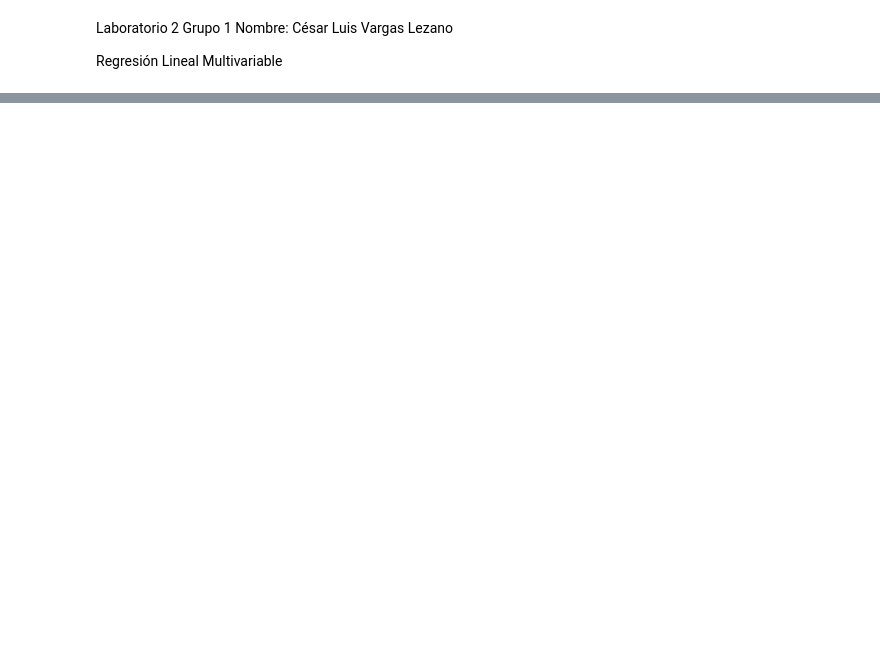
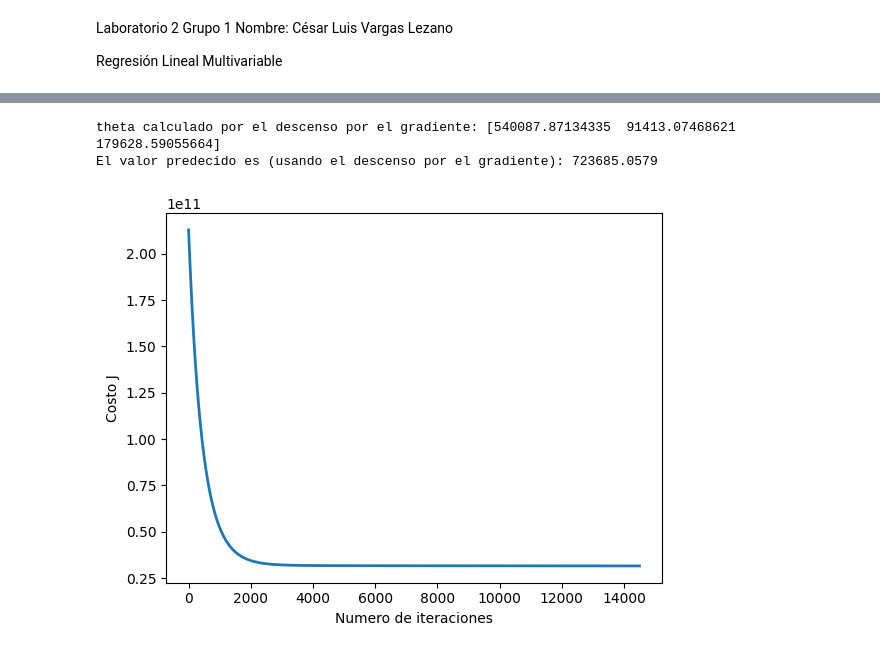
Before and after one commit to cesarvargasL/SIS-420-2-2024, a Jupyter notebook: Laboratorios/Laboratorio 2/laboratorio2.ipynb, the cells around one changed output, grey strips where cells are left out. Drawn from its saved outputs; the diff is of its cells as text; code cells hidden in the pictures; blank space fills up the shorter version.

```diff
--- a/Laboratorios/Laboratorio 2/laboratorio2.ipynb
+++ b/Laboratorios/Laboratorio 2/laboratorio2.ipynb
@@ -240,0 +605,5 @@ los valores de theta calculados son: [-4.14451236e+04 -2.78184112e-01  2.9615164
+# %%
+# Añade el termino de interseccion a X
+# (Columna de unos para X0)
+#X_norm = np.concatenate([X_norm, X_norm * X_norm], axis=1)
+X = np.concatenate([np.ones((m, 1)), X_norm], axis=1)
@@ -240,0 +648,27 @@ los valores de theta calculados son: [-4.14451236e+04 -2.78184112e-01  2.9615164
+# %%
+# Elegir algun valor para alpha (probar varias alternativas)
+alpha = 0.001
+num_iters = 14500
+
+# inicializa theta y ejecuta el descenso por el gradiente
+theta = np.zeros(3)
+theta, J_history = gradientDescentMulti(X, y, theta, alpha, num_iters)
+
+# Grafica la convergencia del costo
+pyplot.plot(np.arange(len(J_history)), J_history, lw=2)
+pyplot.xlabel('Numero de iteraciones')
+pyplot.ylabel('Costo J')
+
+# Muestra los resultados del descenso por el gradiente
+print('theta calculado por el descenso por el gradiente: {:s}'.format(str(theta)))
+
+# La capacidad adquisitiva de una persona de 33 años
+X_array = [1, 5650, 117]
+X_array[1:3] = (X_array[1:3] - mu) / sigma
+price = np.dot(X_array, theta)   # Se debe cambiar esto
+
+print('El valor predecido es (usando el descenso por el gradiente): {:.4f}'.format(price))
+# %% [output]
+theta calculado por el descenso por el gradiente: [540087.87134335  91413.07468621 179628.59055664]
+El valor predecido es (usando el descenso por el gradiente): 723685.0579
+[figure, added]
```
Also changed, not shown: parts of 82 cells of this notebook.
